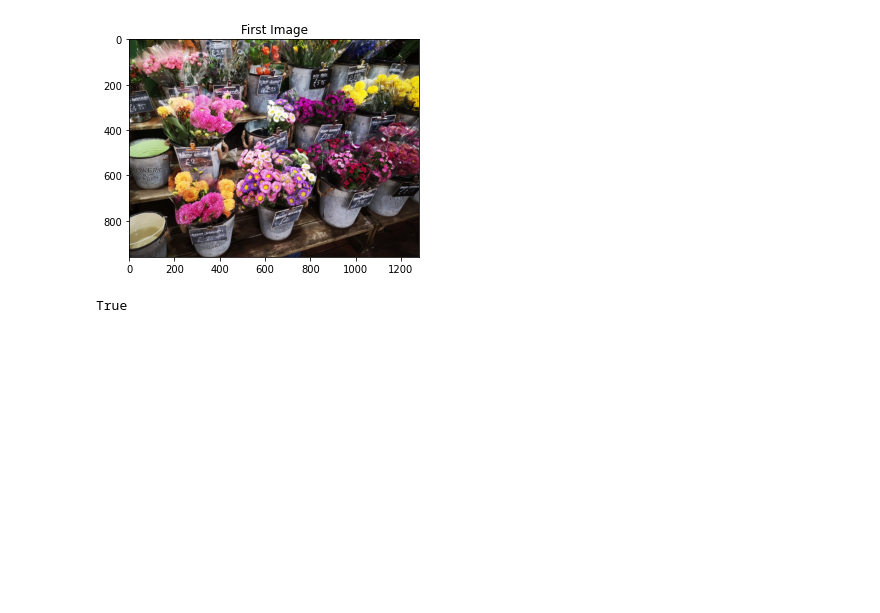
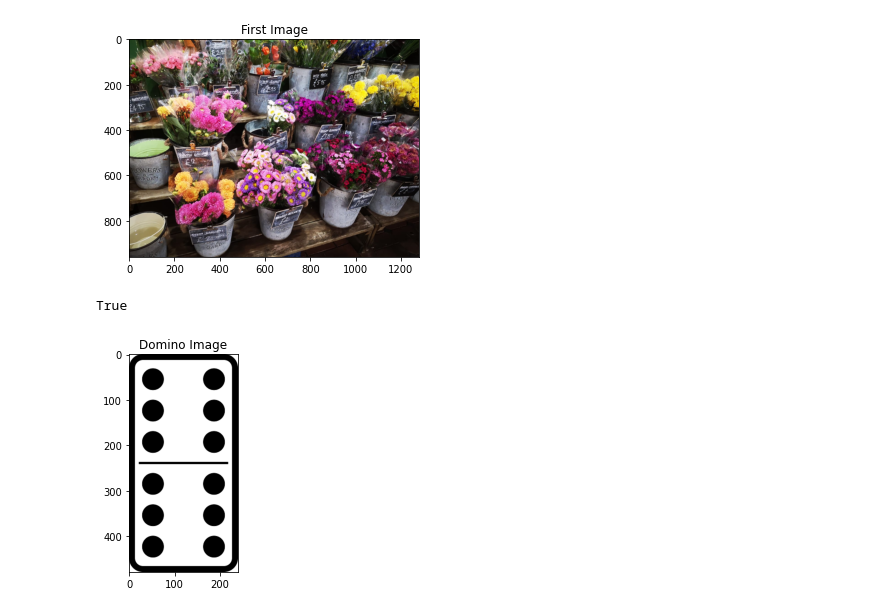
Before and after one commit to Anirban095/OpenCV, a Jupyter notebook: 1_Getting_Started.ipynb, the cells around one changed output. Saved outputs shown, nothing was run; the diff lists cells and outputs as text; code cells hidden in the pictures; blank space fills up the shorter version.

```diff
--- a/1_Getting_Started.ipynb
+++ b/1_Getting_Started.ipynb
@@ -34,3 +34,9 @@ imageShow('First Image', image)
 cv2.imwrite('Flower_output.jpg', image)
 # %% [output]
 True
+# %%
+image2 = cv2.imread('./images/domino.png')
+# %%
+imageShow('Domino Image', image2)
+# %% [output]
+[figure, added]
```
Also changed, not shown: parts of 1 cell of this notebook.
